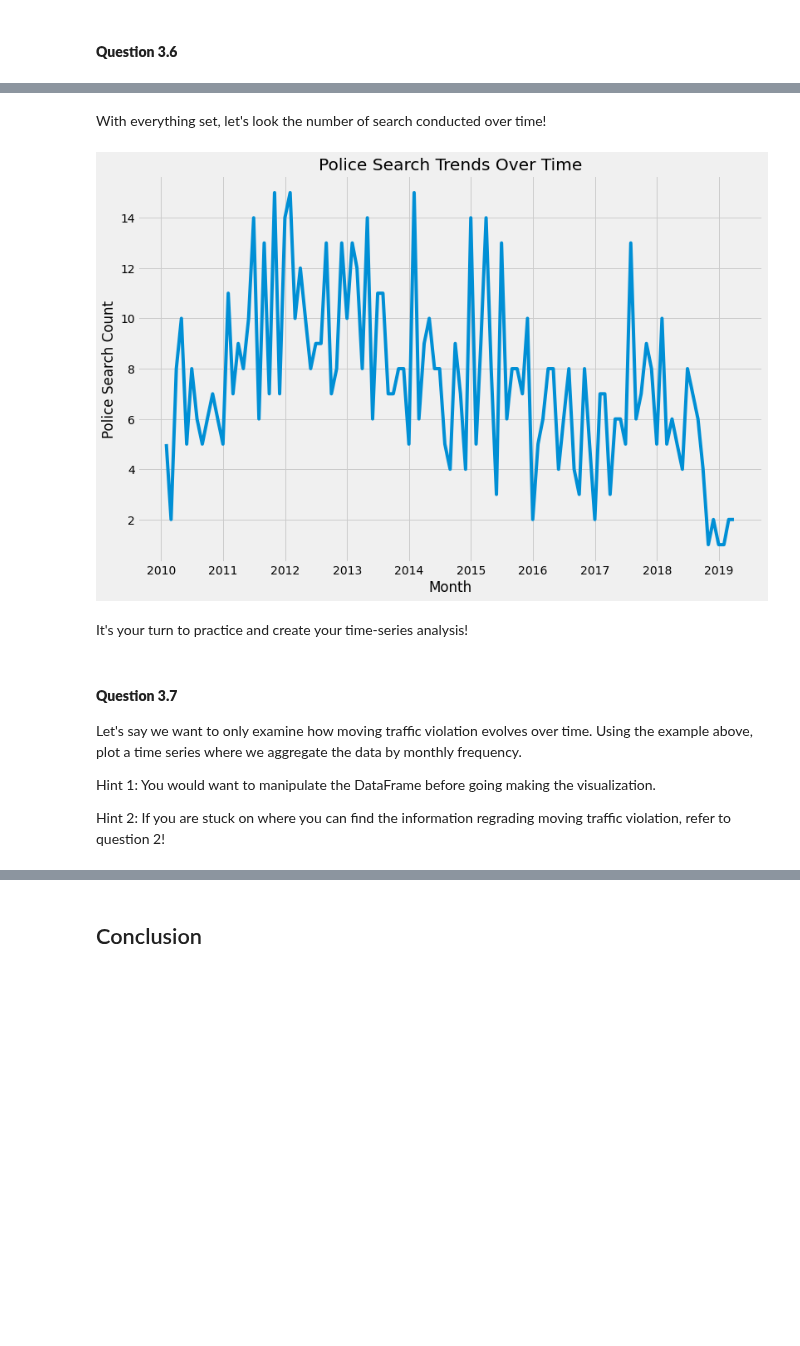
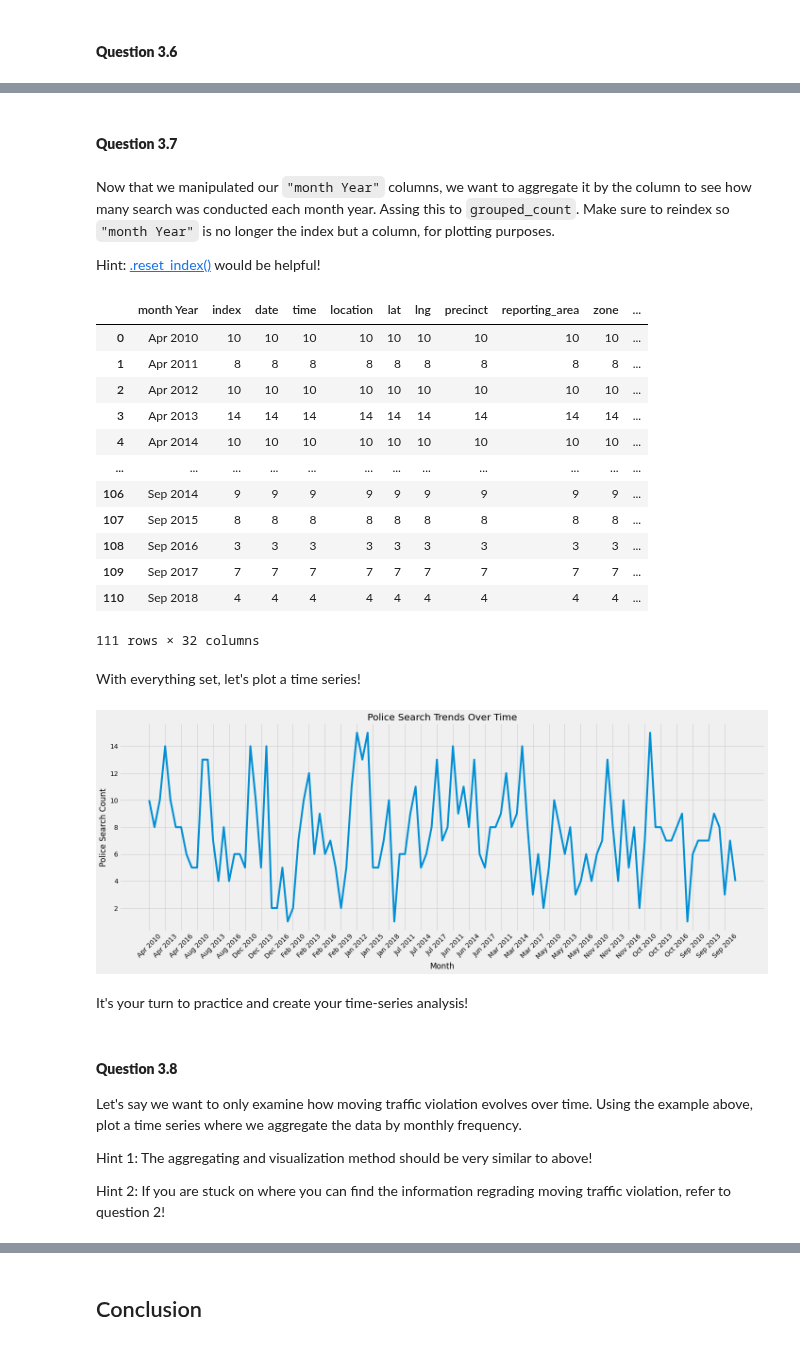
Before and after one commit to ds-modules/Legalst-123, a Jupyter notebook: labs/04_Probability Distributions, Bootstrap, and Confidence Intervals/04_Visualizatio_SummaryStatistics_Aggregations-Sol.ipynb, the cells around one changed output, grey strips where cells are left out. Cells and saved outputs as stored; diff of their text form; code cells hidden in the pictures; blank space fills up the shorter version.

Commit message:
changed the lab04 time series

```diff
--- a/labs/04_Probability Distributions, Bootstrap, and Confidence Intervals/04_Visualizatio_SummaryStatistics_Aggregations-Sol.ipynb
+++ b/labs/04_Probability Distributions, Bootstrap, and Confidence Intervals/04_Visualizatio_SummaryStatistics_Aggregations-Sol.ipynb
@@ -569,10 +560,10 @@ The [datetime](https://docs.python.org/3/library/datetime.html) module supplies
 # time_series_df['date'][0]
 
 
-#SOLUTOIN
+#SOLUTION
 time_series_df = stops.copy()
-time_series_df['date'] = pd.to_datetime(time_series_df['date'], format='%Y-%m-%d')
-time_series_df['date'][0] #taking the first itme out from the "date" Series, the object should be a timestamp.
+time_series_df['datetime'] = pd.to_datetime(time_series_df['date'], format='%Y-%m-%d')
+time_series_df['datetime'][0] #taking the first itme out from the "date" Series, the object should be a timestamp.
 # %% [output]
 Timestamp('2010-04-18 00:00:00')
 # %% [markdown]
@@ -605,9 +591,0 @@ Hint: You can use assignment operator, "`=`" to set your `time_series_df` index
-# %%
-# YOUR CODE HERE
-# ...
-#stops.index
-
-#SOLUTION
-time_series_df.index = time_series_df['date']
-time_series_df = time_series_df.drop('index', axis=1)
-time_series_df.index
@@ -622,0 +599,3 @@ DatetimeIndex(['2010-04-18', '2015-01-19', '2015-01-15', '2013-05-17',
+# %%
+time_series_df["month Year"] = [time_series_df['datetime'][i].strftime('%b %Y') for i in time_series_df.index] #Solution
+time_series_df["month Year"]
@@ -623,24 +615,57 @@ DatetimeIndex(['2010-04-18', '2015-01-19', '2015-01-15', '2013-05-17',
+# %% [markdown]
+#### **Question 3.7**
+# %% [markdown]
+Now that we manipulated our `"month Year"` columns, we want to aggregate it by the column to see how many search was conducted each month year. Assing this to `grouped_count`. Make sure to reindex so `"month Year"` is no longer the index but a column, for plotting purposes.
+
+Hint: [.reset_index()](https://pandas.pydata.org/docs/reference/api/pandas.DataFrame.reset_index.html) would be helpful!
+# %%
+# YOUR CODE HERE
+# grouped_count = ....
+# grouped_count
+
+#SOLUTION
+grouped_count = time_series_df.groupby(["month Year"]).agg("count")
+grouped_count = grouped_count.reset_index()
+grouped_count
+# %% [output]
+|  | month Year | index | date | time | location | lat | lng | precinct | reporting_area | zone | ... |
+| 0 | Apr 2010 | 10 | 10 | 10 | 10 | 10 | 10 | 10 | 10 | 10 | ... |
+| 1 | Apr 2011 | 8 | 8 | 8 | 8 | 8 | 8 | 8 | 8 | 8 | ... |
+| 2 | Apr 2012 | 10 | 10 | 10 | 10 | 10 | 10 | 10 | 10 | 10 | ... |
+| 3 | Apr 2013 | 14 | 14 | 14 | 14 | 14 | 14 | 14 | 14 | 14 | ... |
+| 4 | Apr 2014 | 10 | 10 | 10 | 10 | 10 | 10 | 10 | 10 | 10 | ... |
+| ... | ... | ... | ... | ... | ... | ... | ... | ... | ... | ... | ... |
+| 106 | Sep 2014 | 9 | 9 | 9 | 9 | 9 | 9 | 9 | 9 | 9 | ... |
+| 107 | Sep 2015 | 8 | 8 | 8 | 8 | 8 | 8 | 8 | 8 | 8 | ... |
+| 108 | Sep 2016 | 3 | 3 | 3 | 3 | 3 | 3 | 3 | 3 | 3 | ... |
+| 109 | Sep 2017 | 7 | 7 | 7 | 7 | 7 | 7 | 7 | 7 | 7 | ... |
+| 110 | Sep 2018 | 4 | 4 | 4 | 4 | 4 | 4 | 4 | 4 | 4 | ... |
+111 rows × 32 columns
 # %% [markdown]
-With everything set, let's look the number of search conducted over time!
+With everything set, let's plot a time series!
 # %%
-monthly= time_series_df.resample('M').count() # Aggregating data at monthly frequency.
+# Create a line plot to visualize yearly trends
+plt.figure(figsize=(20, 8))
+# You should be using grouped_count we established above.
+# plt.plot(... , ... )
+plt.plot(grouped_count["month Year"], grouped_count["search_conducted"]) #SOlUTION
 
-# Create a line plot to visualize yearly trends
-plt.figure(figsize=(12, 8))
-plt.plot(monthly.index, monthly["search_conducted"]) #setting index, TimeStamp as x-axis and
+plt.xticks(grouped_count["month Year"][::3],rotation=45) #displaying only every third xtick.
 plt.xlabel('Month')
 plt.ylabel('Police Search Count')
 plt.title('Police Search Trends Over Time')
+
+plt.tight_layout()
 plt.show()
 # %% [output]
-[figure, old version]
+[figure, new version]
 # %% [markdown]
 It's your turn to practice and create your time-series analysis!
 # %% [markdown]
-#### **Question 3.7**
+#### **Question 3.8**
 Let's say we want to only examine how moving traffic violation evolves over time. Using the example above, plot a time series where we aggregate the data by monthly frequency.
 
-Hint 1: You would want to manipulate the DataFrame before going making the visualization.
+Hint 1: The aggregating and visualization method should be very similar to above!
 
 Hint 2: If you are stuck on where you can find the information regrading moving traffic violation, refer to question 2!
 # %%
```
Also changed, not shown: parts of 21 cells of this notebook, 4 other files.
